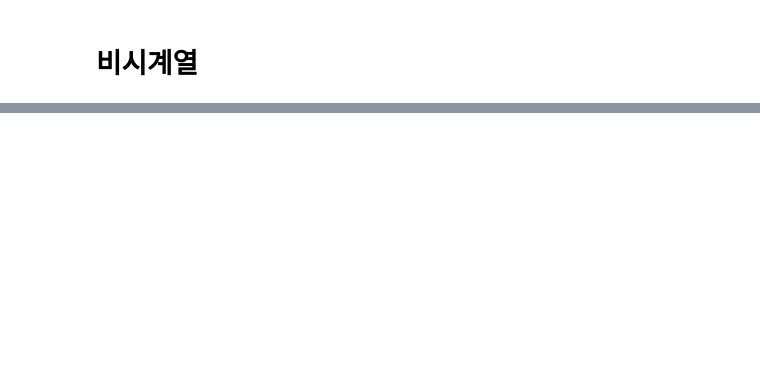
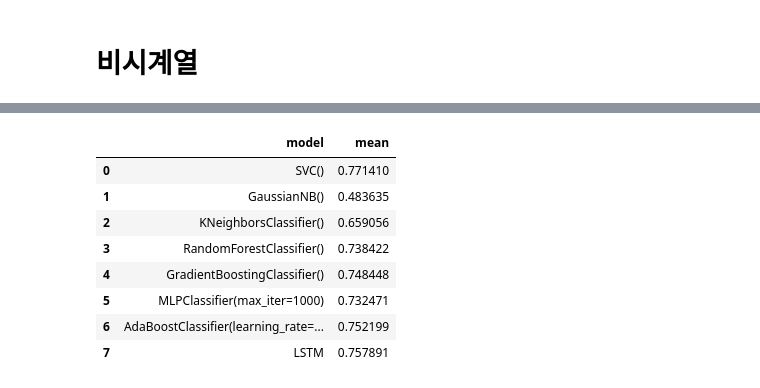
Before and after one commit to suhyun-guri/DSML_Research, a Jupyter notebook: ForPaper/Result1. 정확도 비교.ipynb, the cells around one changed output, grey strips where cells are left out. Cells and saved outputs as stored; diff of their text form; code cells hidden in the pictures; blank space fills up the shorter version.

Commit message:
Result1 업데이트

```diff
--- a/ForPaper/Result1. 정확도 비교.ipynb
+++ b/ForPaper/Result1. 정확도 비교.ipynb
@@ -256,0 +355,41 @@ AdaBoost 정확도: 0.7482
+# %%
+from sklearn.svm import SVC
+from sklearn.metrics import accuracy_score
+
+result = []
+
+# Support vector machine
+model = SVC()
+result.append({'model' : str(model), 'mean' : non_time_series_cv(model)})
+
+# Gaussian naive bayes
+from sklearn.naive_bayes import GaussianNB
+model = GaussianNB()
+result.append({'model' : str(model), 'mean' : non_time_series_cv(model)})
+
+# K nearest neighbor
+from sklearn.neighbors import KNeighborsClassifier
+model = KNeighborsClassifier()
+result.append({'model' : str(model), 'mean' : non_time_series_cv(model)})
+
+# Random Forest
+from sklearn.ensemble import RandomForestClassifier
+model = RandomForestClassifier()
+result.append({'model' : str(model), 'mean' : non_time_series_cv(model)})
+
+# Gradient boosting
+from sklearn.ensemble import GradientBoostingClassifier
+model = GradientBoostingClassifier()
+result.append({'model' : str(model), 'mean' : non_time_series_cv(model)})
+
+# Neural network
+from sklearn.neural_network import MLPClassifier
+model = MLPClassifier(max_iter=1000)
+result.append({'model' : str(model), 'mean' : non_time_series_cv(model)})
+
+# AdaBoost
+from sklearn.ensemble import AdaBoostClassifier
+model = AdaBoostClassifier(n_estimators=500,
+                        random_state=10,
+                        learning_rate=0.1)
+result.append({'model' : str(model), 'mean' : non_time_series_cv(model)})
@@ -256,0 +474,14 @@ AdaBoost 정확도: 0.7482
+# %%
+result.append({'model' : 'LSTM', 'mean' : 0.75789133})
+df = pd.DataFrame(result)
+df
+# %% [output]
+|  | model | mean |
+| 0 | SVC() | 0.771410 |
+| 1 | GaussianNB() | 0.483635 |
+| 2 | KNeighborsClassifier() | 0.659056 |
+| 3 | RandomForestClassifier() | 0.738422 |
+| 4 | GradientBoostingClassifier() | 0.748448 |
+| 5 | MLPClassifier(max_iter=1000) | 0.732471 |
+| 6 | AdaBoostClassifier(learning_rate=... | 0.752199 |
+| 7 | LSTM | 0.757891 |
```
Also changed, not shown: parts of 11 cells of this notebook.
